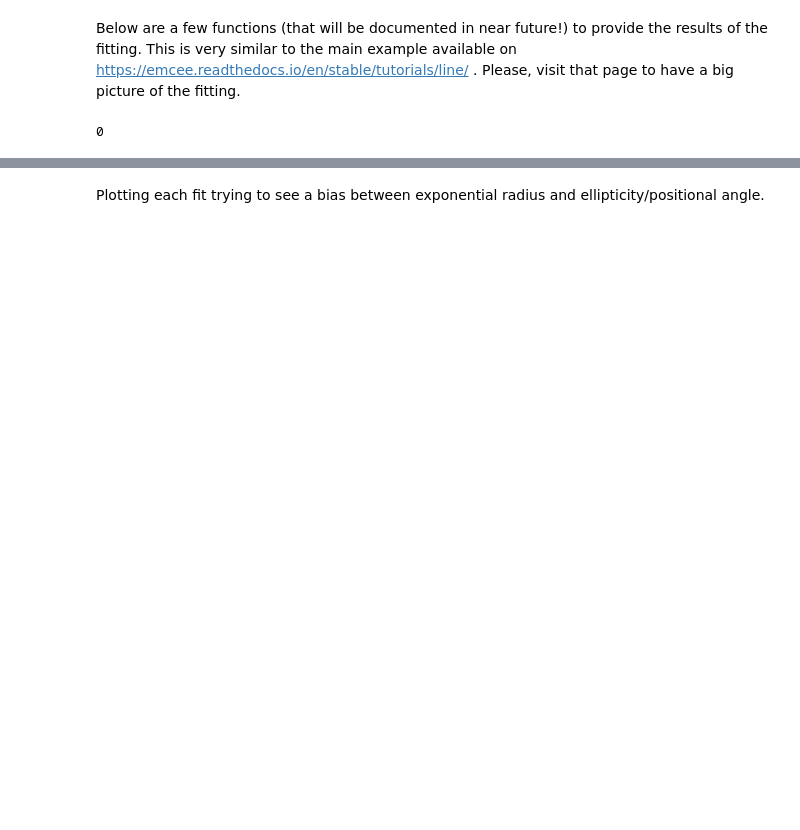
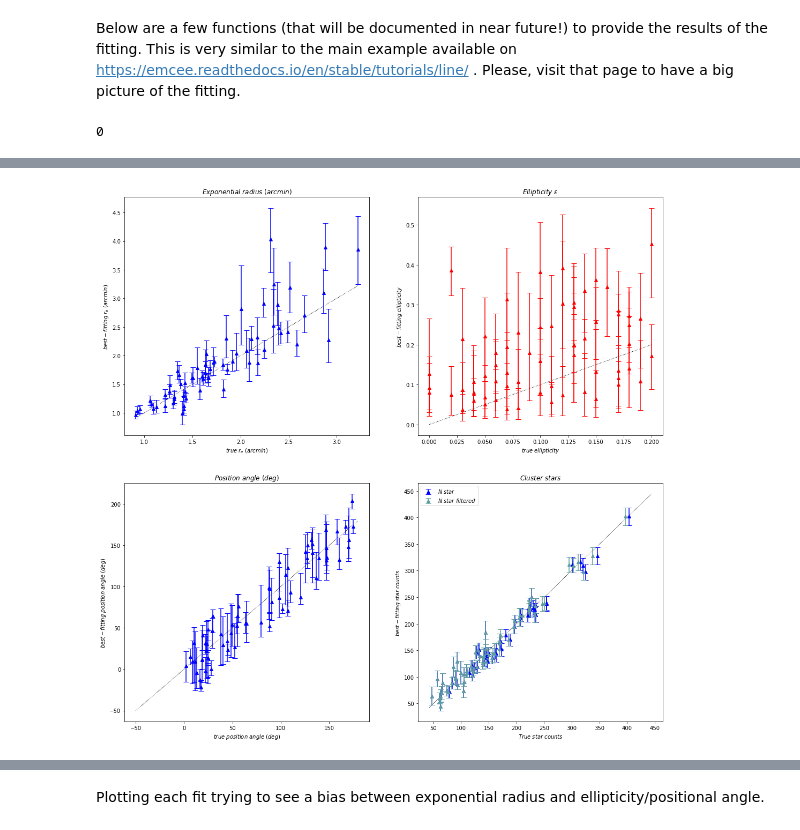
Before and after one commit to linea-it/qa_gawa, a Jupyter notebook: fit_prof.ipynb, the cells around one changed output, grey strips where cells are left out. Cells and saved outputs as stored; diff of their text form; code cells hidden in the pictures; blank space fills up the shorter version.

```diff
--- a/fit_prof.ipynb
+++ b/fit_prof.ipynb
@@ -230,42 +268,47 @@ HPX, re_bf, re_bf_p, re_bf_m, ell_bf, ell_bf_p, ell_bf_m, th_bf, th_bf_p, th_bf_
 robg_bf, robg_bf_p, robg_bf_m, xc_bf, xc_bf_p, xc_bf_m, yc_bf, yc_bf_p, yc_bf_m, nstar_bf, nstar_bf_p, nstar_bf_m = \
 np.loadtxt(export_dir + 'results.dat', unpack=True)
 # Truth table : HPX_, ra0_, dec0_, re_kick_, ell_kick_, pa_kick_, dist
-HPX0, nstar0, ra0, dec0, re0, ell0, th0, dist0 = np.loadtxt(
-    clusters_list_file, usecols=(0, 1, 9, 10, 11, 12, 13, 14), unpack=True)
+# 0-HPX64 1-N 2-MV 3-SNR 4-N_f 5-MV_f 6-SNR_f 7-L 8-B 9-ra 10-dec 11-r_exp 12-ell 13-pa 14-mass 15-dist
+HPX0, nstar0, nstar1, ra0, dec0, re0, ell0, th0, dist0 = np.loadtxt(
+    clusters_list_file, usecols=(0, 1, 4, 9, 10, 11, 12, 13, 15), unpack=True)
 
 re0_arcmin = 60. * np.rad2deg(np.arctan(re0 / dist0))
 # %%
 def identity(min_, max_):
     return np.linspace(min_, max_, 10)
 
 fig, ax = plt.subplots(2, 2, figsize=(18, 18))
 
 ax[0,0].plot(identity(np.min(re0_arcmin), np.max(re0_arcmin)), identity(np.min(re0_arcmin), np.max(re0_arcmin)), lw=1., color='k', ls=':')
 ax[0,1].plot(identity(np.min(ell0), np.max(ell0)), identity(np.min(ell0), np.max(ell0)), lw=1., color='k', ls=':')
 ax[1,0].plot(identity(-50., 180.), identity(-50., 180.), lw=1., color='k', ls=':')
-ax[1,1].plot(identity(50., 180.), identity(50., 180.), lw=1., color='k', ls=':')
+ax[1,1].plot(identity(0.9*np.min(nstar0), 1.1*np.max(nstar0)), identity(0.9*np.min(nstar0), 1.1*np.max(nstar0)), lw=1., color='k', ls=':')
 
 ax[0,0].errorbar(re0_arcmin, re_bf, np.array([re_bf_m, re_bf_p]), color='b', fmt='^', label=r'$r_e$', capsize=5)
 ax[0,1].errorbar(ell0, ell_bf, np.array([ell_bf_m, ell_bf_p]), color='r', fmt='^', label=r'$ell$', capsize=5)
 ax[1,0].errorbar(th0, th_bf, np.array([th_bf_m, th_bf_p]), color='b', fmt='^', label=r'$\theta$', capsize=5)
 ax[1,1].errorbar(nstar0, nstar_bf, np.array([nstar_bf_m, nstar_bf_p]), color='b', fmt='^', label=r'$N\ star$', capsize=5)
+ax[1,1].errorbar(nstar1, nstar_bf, np.array([nstar_bf_m, nstar_bf_p]), color='cadetblue', fmt='^', label=r'$N\ star\ filtered$', capsize=5)
 
 ax[0,0].set_xlabel(r'$true\ r_e\ (arcmin)$')
 ax[0,1].set_xlabel(r'$true\ ellipticity$')
 ax[1,0].set_xlabel(r'$true\ position\ angle\ (deg)$')
 ax[1,1].set_xlabel(r'$True\ star\ counts$')
 
 ax[0,0].set_ylabel(r'$best-fitting\ r_e\ (arcmin)$')
 ax[0,1].set_ylabel(r'$best-fitting\ ellipticity$')
 ax[1,0].set_ylabel(r'$best-fitting\ position\ angle\ (deg)$')
 ax[1,1].set_ylabel(r'$best-fitting\ star\ counts$')
 
 ax[0,0].set_title(r'$Exponential\ radius\ (arcmin)$')
 ax[0,1].set_title(r'$Ellipticity\ \epsilon$')
 ax[1,0].set_title(r'$Position\ angle\ (deg)$')
 ax[1,1].set_title(r'$Cluster\ stars$')
 
+plt.legend()
 plt.show()
+# %% [output]
+[figure, added]
 # %%
 fig, ax = plt.subplots(1, 1, figsize=(10, 10))
 
```
Also changed, not shown: parts of 3 cells of this notebook, 1 other file.
